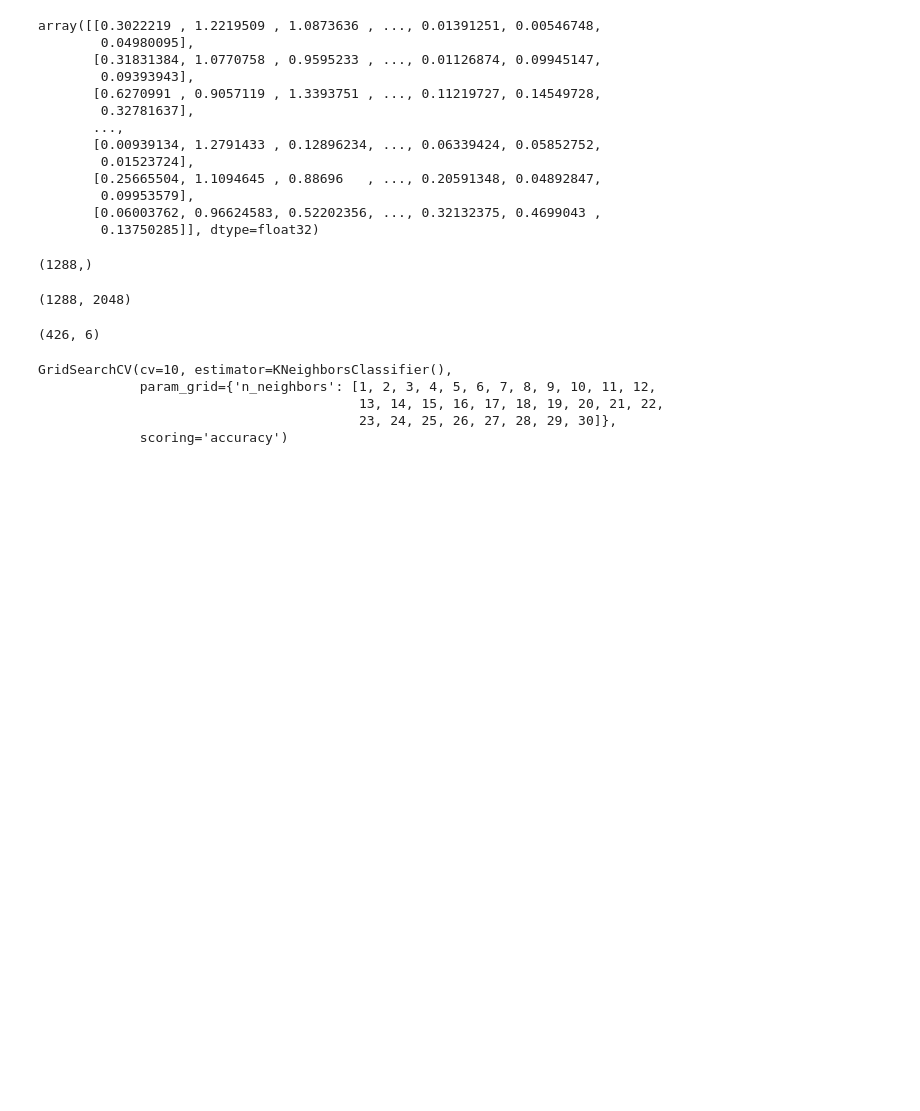
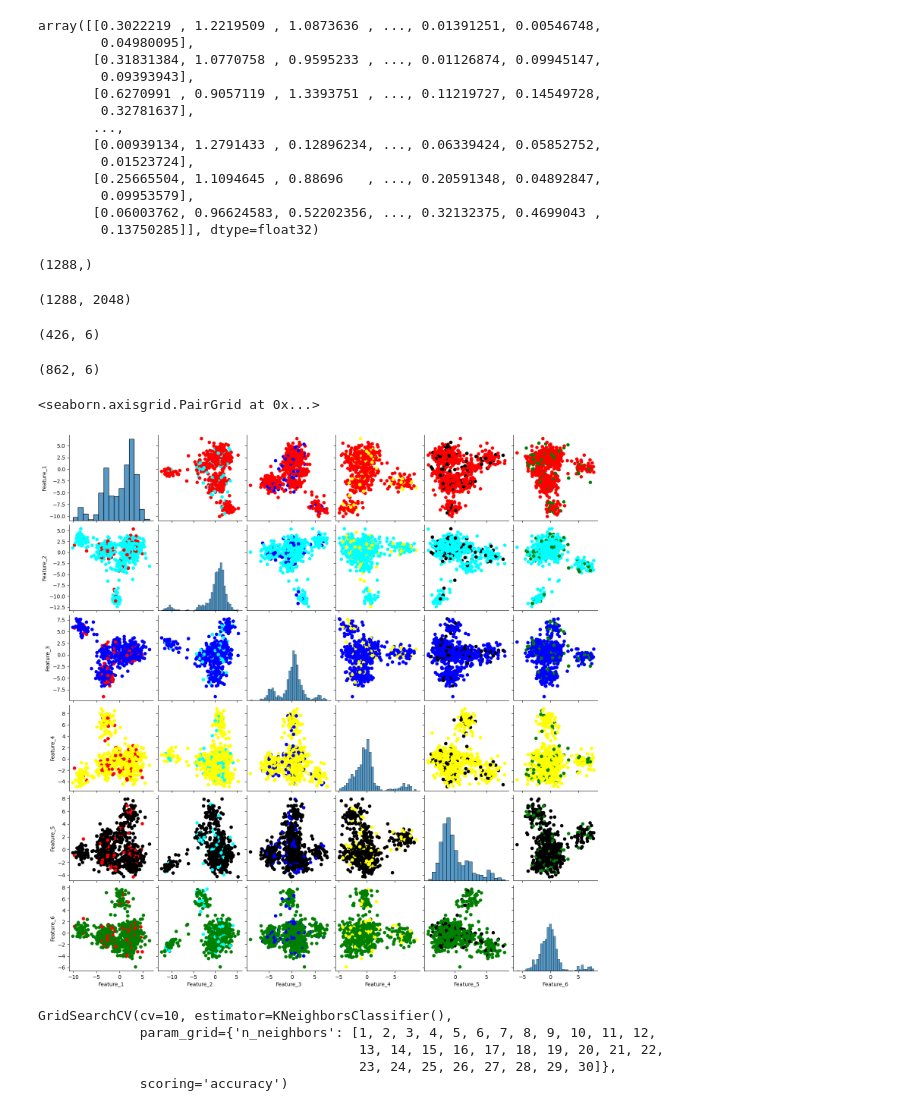
Before and after one commit to manishgaurav834/Face_recognition, a Jupyter notebook: CNN/Face_recognition_ML_CNN_LDA.ipynb, the cells around one changed output. Saved outputs shown, nothing was run; the diff lists cells and outputs as text; code cells hidden in the pictures; blank space fills up the shorter version.

Commit message:
Plots added for all models in CNN_LDA

```diff
--- a/CNN/Face_recognition_ML_CNN_LDA.ipynb
+++ b/CNN/Face_recognition_ML_CNN_LDA.ipynb
@@ -149,6 +151,49 @@ X_test=lda.transform(X_test)
 X_test.shape
 # %% [output]
 (426, 6)
+# %%
+X_train.shape
+# %% [output]
+(862, 6)
+# %%
+import seaborn as sns
+import pandas as pd
+
+# Convert X_train and y_train to a DataFrame
+X_train_df = pd.DataFrame(X_train, columns=['Feature_1', 'Feature_2', 'Feature_3', 'Feature_4', 'Feature_5', 'Feature_6'])
+y_train_df = pd.DataFrame(y_train, columns=['Class'])
+
+# Combine X_train and y_train into a single DataFrame
+train_df = pd.concat([X_train_df, y_train_df], axis=1)
+
+# Create pair plots
+pairplot = sns.pairplot(train_df)
+
+# Custom color mapping for each feature
+color_map = {
+    'Feature_1': 'red',
+    'Feature_2': 'cyan',
+    'Feature_3': 'blue',
+    'Feature_4': 'yellow',
+    'Feature_5': 'black',
+    'Feature_6': 'green'
+}
+
+# Apply custom colors to each scatter plot
+for i in range(pairplot.axes.shape[0]):
+    for j in range(pairplot.axes.shape[1]):
+        ax = pairplot.axes[i, j]
+        if i != j:
+            feature_x = ax.get_xlabel()
+            feature_y = ax.get_ylabel()
+            scatter_kws = {'color': [color_map[feature_x] if label == feature_x else color_map[feature_y] for label in train_df.columns]}
+            ax.collections[0].set(**scatter_kws)
+
+# Show the pair plot
+pairplot
+# %% [output]
+<seaborn.axisgrid.PairGrid at 0x...>
+[figure, added]
 # %%
 from sklearn.neighbors import KNeighborsClassifier
 neigh = KNeighborsClassifier()
```
Also changed, not shown: parts of 19 cells of this notebook.
